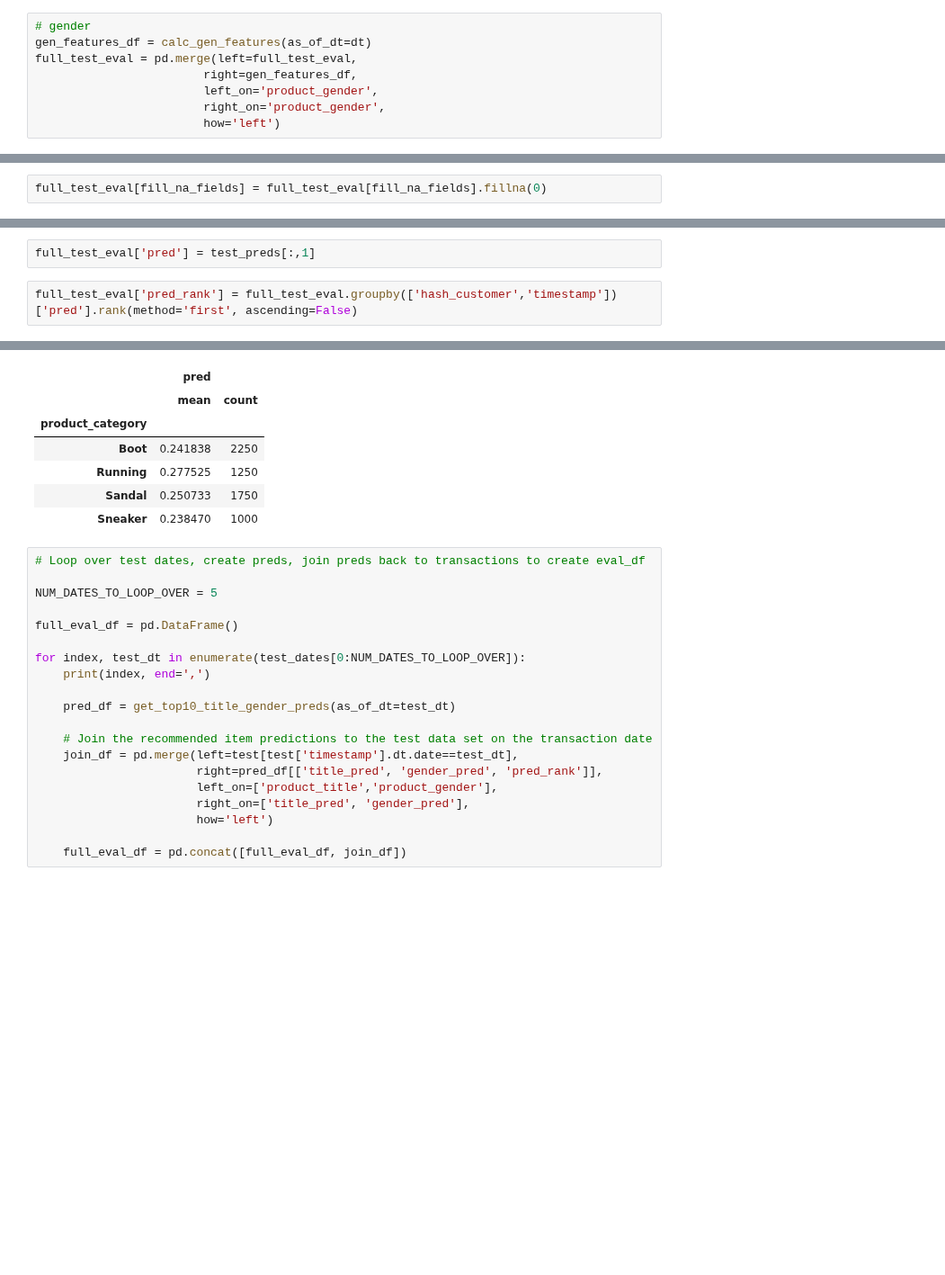
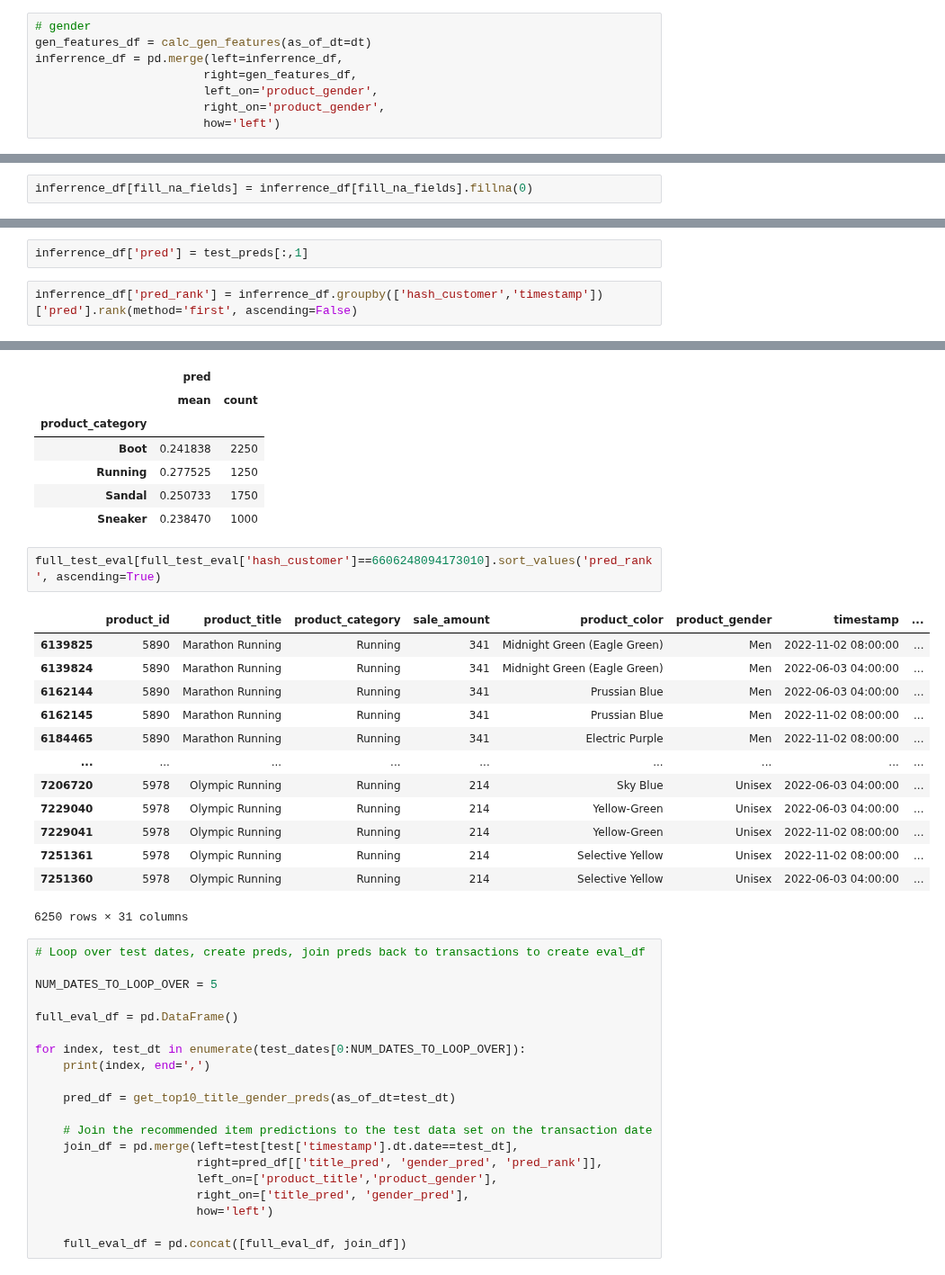
Before and after one commit to jeremypmobley/nonsense, a Jupyter notebook: flagship/flagship_modeling.ipynb, the cells around one changed output, grey strips where cells are left out. Shown at 90% size. Saved outputs shown, nothing was run; the diff lists cells and outputs as text; blank space fills up the shorter version.

```diff
--- a/flagship/flagship_modeling.ipynb
+++ b/flagship/flagship_modeling.ipynb
@@ -864,7 +862,7 @@ full_test_eval = pd.merge(left=full_test_eval,
 # %%
 # gender
 gen_features_df = calc_gen_features(as_of_dt=dt)
-full_test_eval = pd.merge(left=full_test_eval,
+inferrence_df = pd.merge(left=inferrence_df,
                         right=gen_features_df,
                         left_on='product_gender',
                         right_on='product_gender',
@@ -876,3 +874,3 @@ full_test_eval.shape
 # %%
-full_test_eval[fill_na_fields] = full_test_eval[fill_na_fields].fillna(0)
+inferrence_df[fill_na_fields] = inferrence_df[fill_na_fields].fillna(0)
 # %%
@@ -891,5 +889,5 @@ len(test_preds)
 # %%
-full_test_eval['pred'] = test_preds[:,1]
+inferrence_df['pred'] = test_preds[:,1]
 # %%
-full_test_eval['pred_rank'] = full_test_eval.groupby(['hash_customer','timestamp'])['pred'].rank(method='first', ascending=False)
+inferrence_df['pred_rank'] = inferrence_df.groupby(['hash_customer','timestamp'])['pred'].rank(method='first', ascending=False)
 # %%
@@ -980,6 +1003,22 @@ full_test_eval[full_test_eval['hash_customer']==6606248094173010] \
 | Running | 0.277525 | 1250 |
 | Sandal | 0.250733 | 1750 |
 | Sneaker | 0.238470 | 1000 |
+# %%
+full_test_eval[full_test_eval['hash_customer']==6606248094173010].sort_values('pred_rank', ascending=True)
+# %% [output]
+|  | product_id | product_title | product_category | sale_amount | product_color | product_gender | timestamp | ... |
+| 6139825 | 5890 | Marathon Running | Running | 341 | Midnight Green (Eagle Green) | Men | 2022-11-02 08:00:00 | ... |
+| 6139824 | 5890 | Marathon Running | Running | 341 | Midnight Green (Eagle Green) | Men | 2022-06-03 04:00:00 | ... |
+| 6162144 | 5890 | Marathon Running | Running | 341 | Prussian Blue | Men | 2022-06-03 04:00:00 | ... |
+| 6162145 | 5890 | Marathon Running | Running | 341 | Prussian Blue | Men | 2022-11-02 08:00:00 | ... |
+| 6184465 | 5890 | Marathon Running | Running | 341 | Electric Purple | Men | 2022-11-02 08:00:00 | ... |
+| ... | ... | ... | ... | ... | ... | ... | ... | ... |
+| 7206720 | 5978 | Olympic Running | Running | 214 | Sky Blue | Unisex | 2022-06-03 04:00:00 | ... |
+| 7229040 | 5978 | Olympic Running | Running | 214 | Yellow-Green | Unisex | 2022-06-03 04:00:00 | ... |
+| 7229041 | 5978 | Olympic Running | Running | 214 | Yellow-Green | Unisex | 2022-11-02 08:00:00 | ... |
+| 7251361 | 5978 | Olympic Running | Running | 214 | Selective Yellow | Unisex | 2022-11-02 08:00:00 | ... |
+| 7251360 | 5978 | Olympic Running | Running | 214 | Selective Yellow | Unisex | 2022-06-03 04:00:00 | ... |
+6250 rows × 31 columns
 # %%
 # Loop over test dates, create preds, join preds back to transactions to create eval_df
 
```
Also changed, not shown: parts of 23 cells of this notebook.
